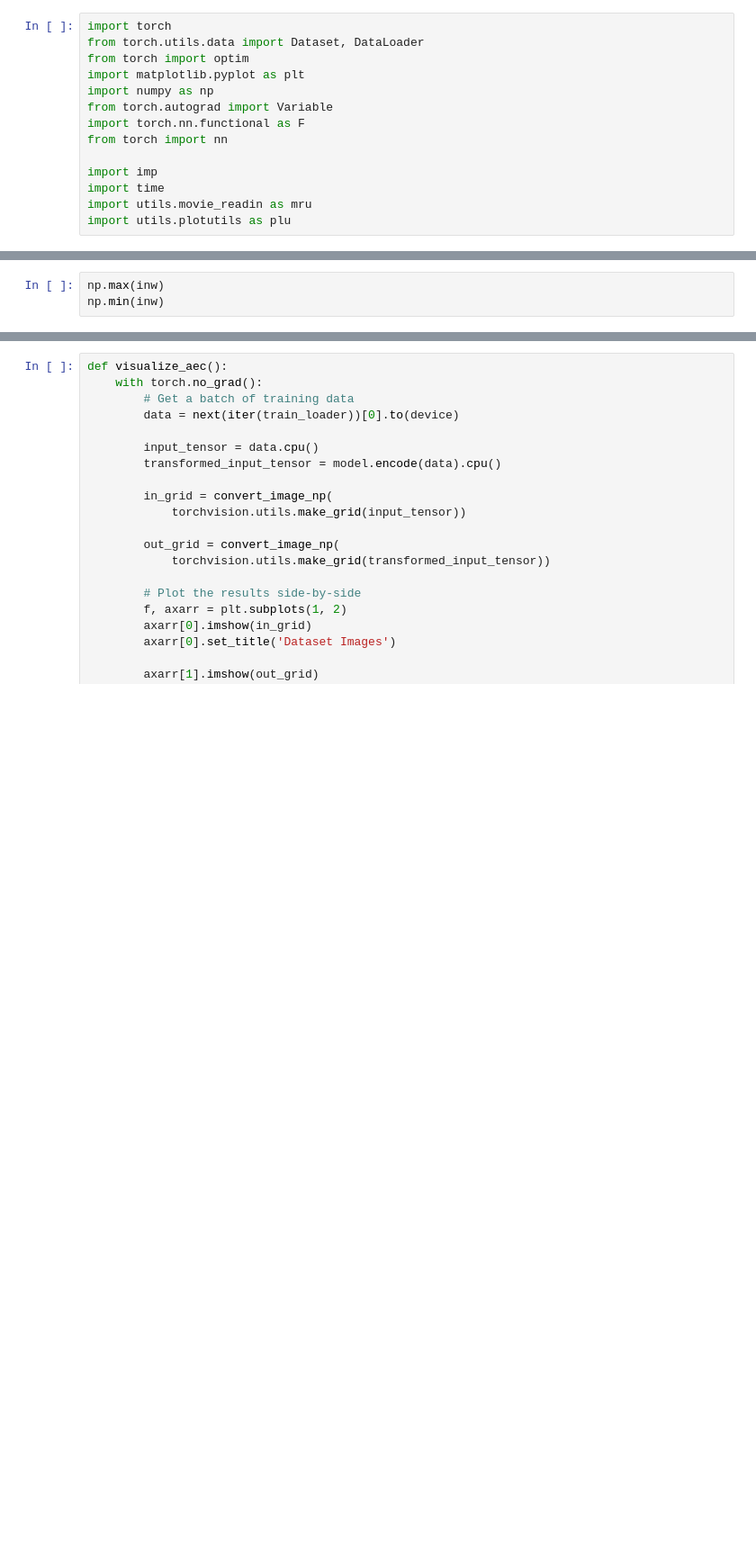
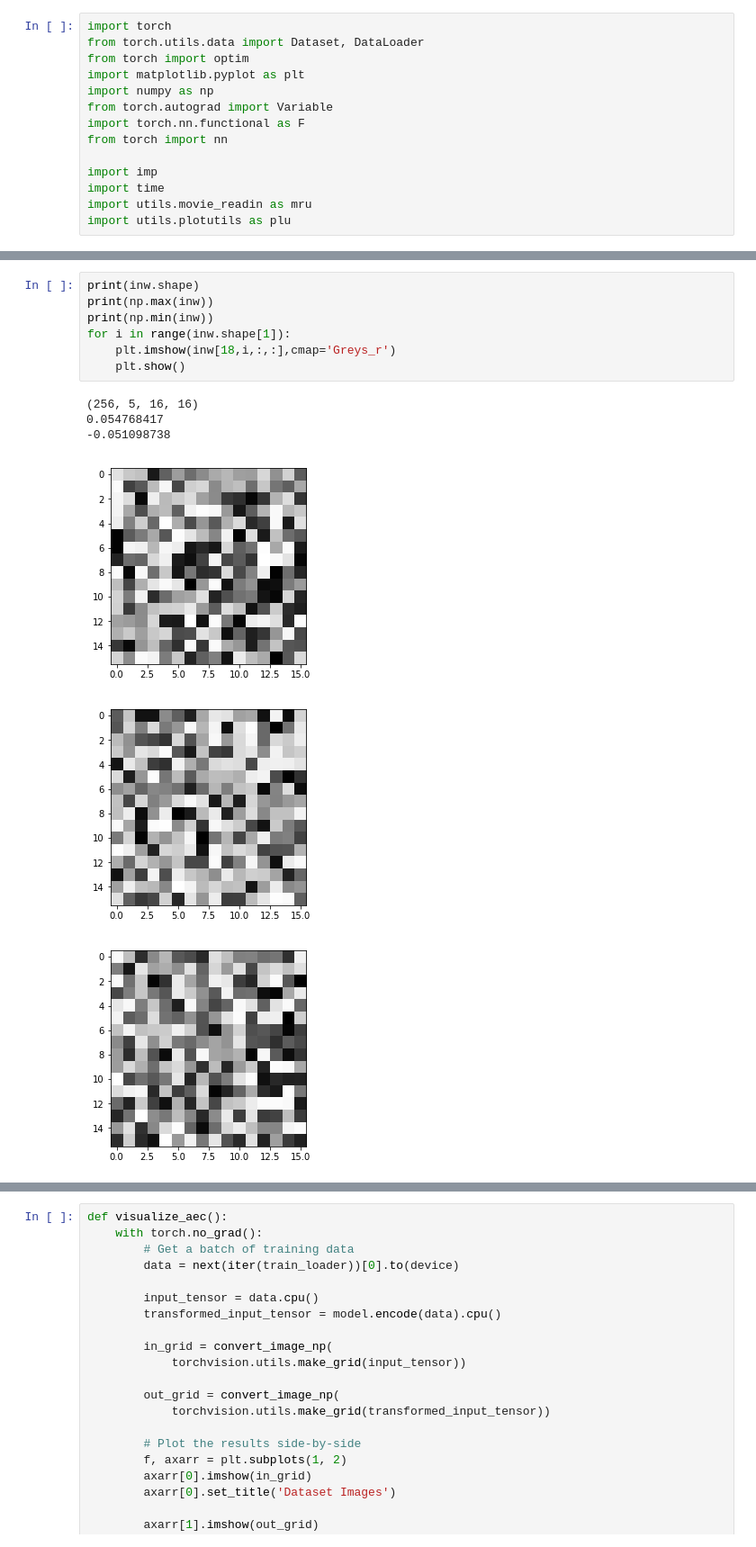
Before and after one commit to vdutell/taec_torch, a Jupyter notebook: taec_torch.ipynb, the cells around one changed output, grey strips where cells are left out. Shown at 90% size. Saved outputs shown, nothing was run; the diff lists cells and outputs as text; blank space fills up the shorter version.

```diff
--- a/taec_torch.ipynb
+++ b/taec_torch.ipynb
@@ -232,3 +297,14 @@ p = plu.plot_temporal_weights(outw)
-# %%
-np.max(inw)
-np.min(inw)
+# %%
+print(inw.shape)
+print(np.max(inw))
+print(np.min(inw))
+for i in range(inw.shape[1]):
+    plt.imshow(inw[18,i,:,:],cmap='Greys_r')
+    plt.show()
+# %% [output]
+(256, 5, 16, 16)
+0.054768417
+-0.051098738
+[figure, added]
+[figure, added]
+[figure, added]
```
Also changed, not shown: parts of 8 cells of this notebook, 2 other files.
